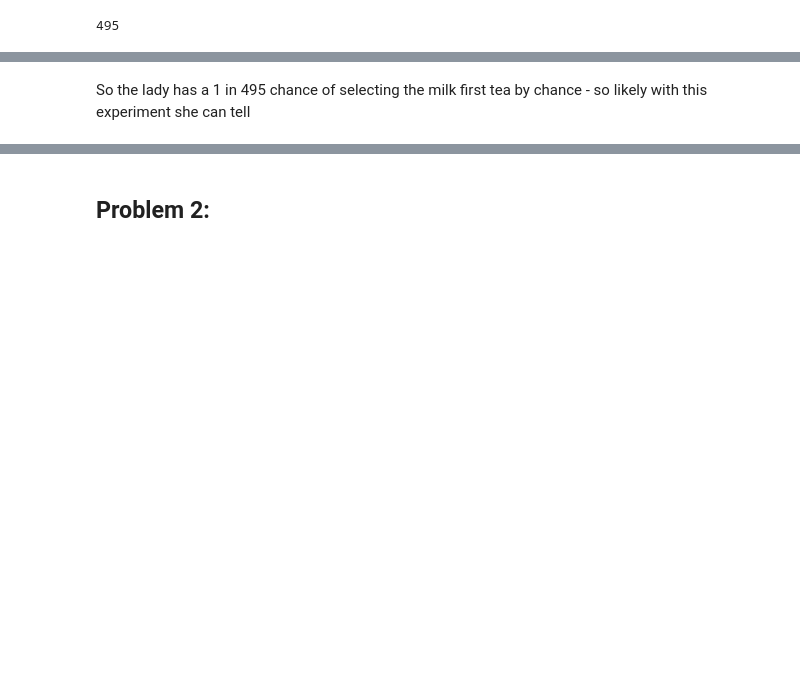
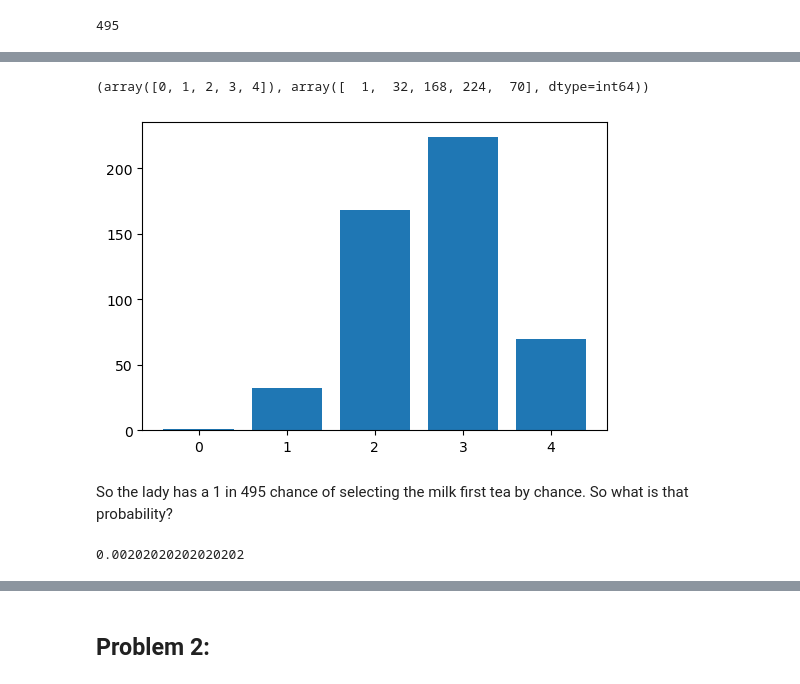
Before and after one commit to morgam7/applied-statistics, a Jupyter notebook: problems.ipynb, the cells around one changed output, grey strips where cells are left out. Saved outputs shown, nothing was run; the diff lists cells and outputs as text; code cells hidden in the pictures; blank space fills up the shorter version.

```diff
--- a/problems.ipynb
+++ b/problems.ipynb
@@ -76,2 +141,22 @@ ways
+# %%
+# Count the number of times each overlap occurs.
+counts = np.unique(no_overlaps, return_counts=True)
+
+# Show.
+counts
+# %% [output]
+(array([0, 1, 2, 3, 4]), array([  1,  32, 168, 224,  70], dtype=int64))
+# %%
+# Create a figure.
+fig, ax = plt.subplots(figsize=(6, 4))
+
+# Bar chart.
+ax.bar(counts[0], counts[1]);
+# %% [output]
+[figure, added]
 # %% [markdown]
-So the lady has a 1 in 495 chance of selecting the milk first tea by chance - so likely with this experiment she can tell
+So the lady has a 1 in 495 chance of selecting the milk first tea by chance. So what is that probability?
+# %%
+1/495
+# %% [output]
+0.00202020202020202
```
Also changed, not shown: parts of 5 cells of this notebook.
